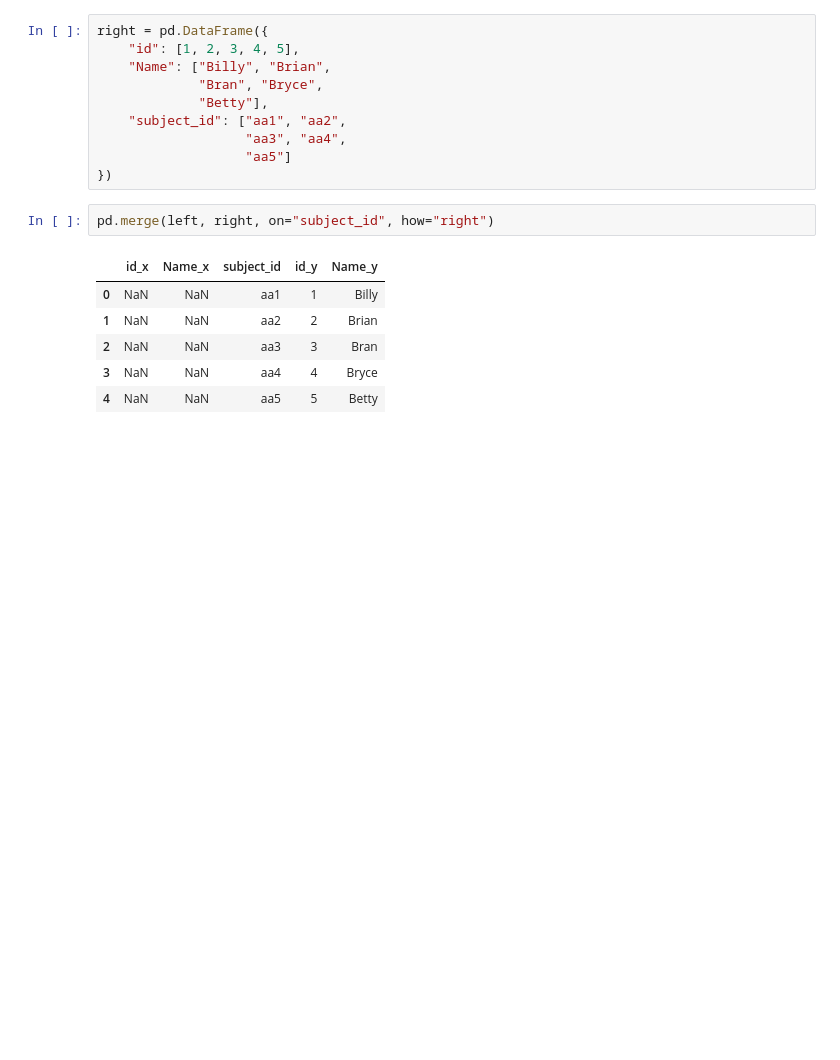
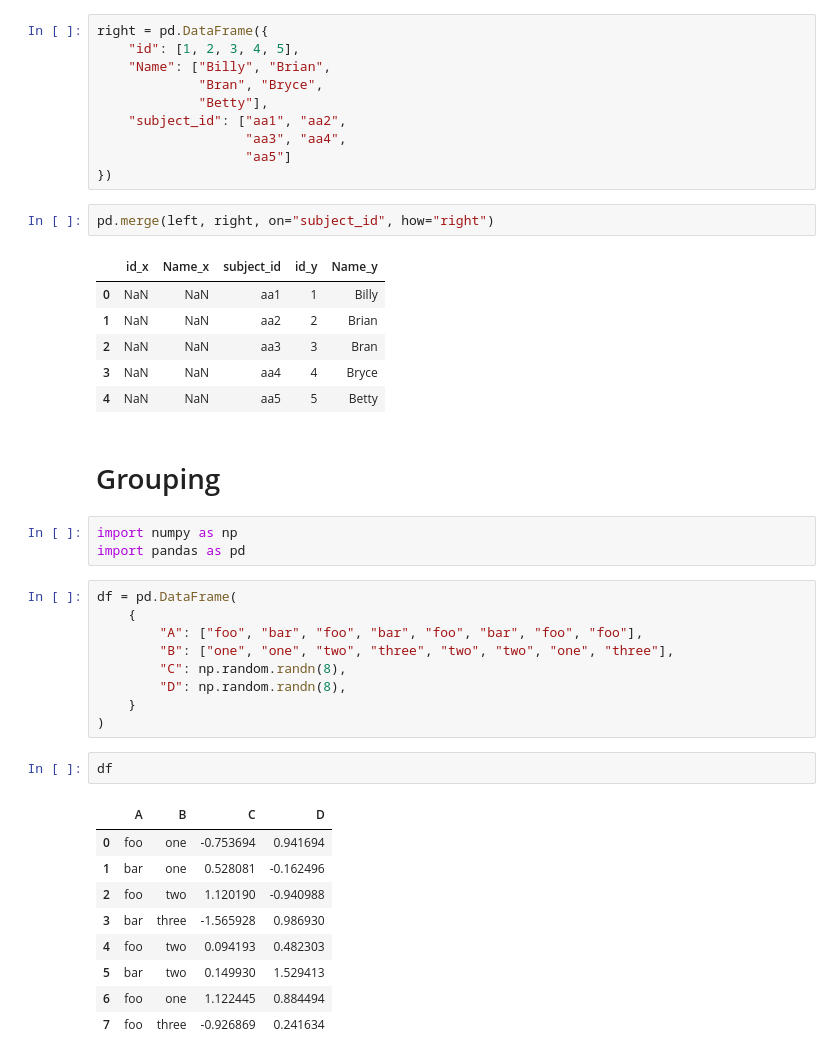
Before and after one commit to enfycius/ML-Notes, a Jupyter notebook: Data Analysis/merging.ipynb, the cells around one changed output. Saved outputs shown, nothing was run; the diff lists cells and outputs as text; blank space fills up the shorter version.

```diff
--- a/Data Analysis/merging.ipynb
+++ b/Data Analysis/merging.ipynb
@@ -216,3 +216,29 @@ pd.merge(left, right, on="subject_id", how="right")
 | 2 | NaN | NaN | aa3 | 3 | Bran |
 | 3 | NaN | NaN | aa4 | 4 | Bryce |
 | 4 | NaN | NaN | aa5 | 5 | Betty |
+# %% [markdown]
+# Grouping
+# %%
+import numpy as np
+import pandas as pd
+# %%
+df = pd.DataFrame(
+    {
+        "A": ["foo", "bar", "foo", "bar", "foo", "bar", "foo", "foo"],
+        "B": ["one", "one", "two", "three", "two", "two", "one", "three"],
+        "C": np.random.randn(8),
+        "D": np.random.randn(8),
+    }
+)
+# %%
+df
+# %% [output]
+|  | A | B | C | D |
+| 0 | foo | one | -0.753694 | 0.941694 |
+| 1 | bar | one | 0.528081 | -0.162496 |
+| 2 | foo | two | 1.120190 | -0.940988 |
+| 3 | bar | three | -1.565928 | 0.986930 |
+| 4 | foo | two | 0.094193 | 0.482303 |
+| 5 | bar | two | 0.149930 | 1.529413 |
+| 6 | foo | one | 1.122445 | 0.884494 |
+| 7 | foo | three | -0.926869 | 0.241634 |
```
Also changed, not shown: parts of 3 cells of this notebook.
